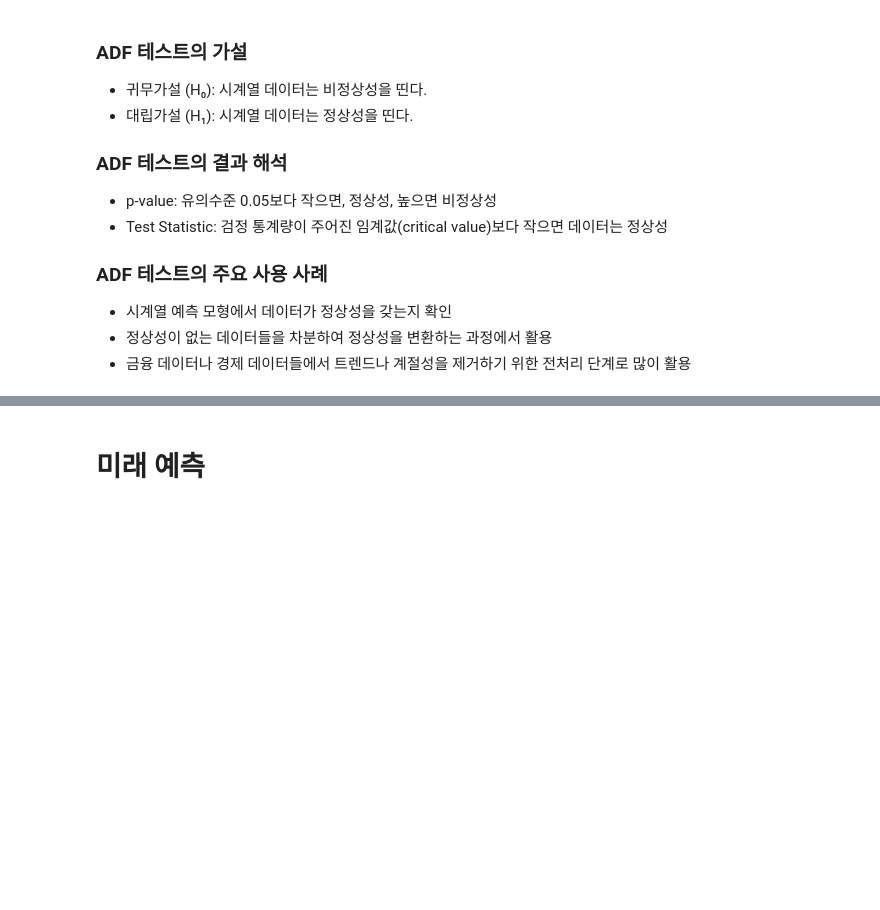
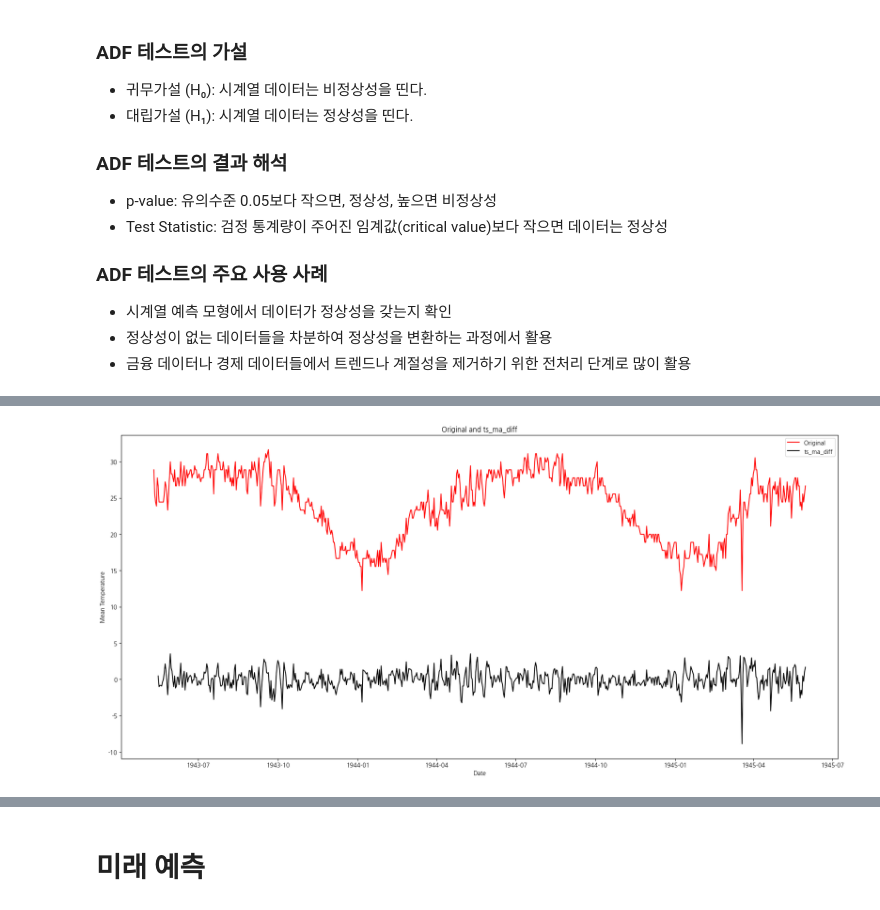
Before and after one commit to youngeunkoo/fintech_service, a Jupyter notebook: 09Time_series/02_시계열자료분석_2차세계대전공습_날씨데이터.ipynb, the cells around one changed output, grey strips where cells are left out. Cells and saved outputs as stored; diff of their text form; code cells hidden in the pictures; blank space fills up the shorter version.

```diff
--- a/09Time_series/02_시계열자료분석_2차세계대전공습_날씨데이터.ipynb
+++ b/09Time_series/02_시계열자료분석_2차세계대전공습_날씨데이터.ipynb
@@ -645,0 +785,6 @@ from statsmodels.tsa.stattools import adfuller
+# %%
+# 원본 데이터 - moving average 값 차분 => 정상시계열로 변환
+# 이 시계열 데이터는 정상성이 없으므로, 분석을 위해 차분(differencing) 같은 방법을 통해 정상성을 확보해야 한다.
+
+ts_ma_diff = ts - moving_avg
+ts_ma_diff
@@ -645,0 +806,5 @@ from statsmodels.tsa.stattools import adfuller
+# %%
+ts_ma_diff = ts_ma_diff.dropna()
+ts_ma_diff
+
+# NaN 이었던 결측값 삭제하기 drop
@@ -645,0 +862,11 @@ from statsmodels.tsa.stattools import adfuller
+# %%
+plt.figure(figsize=(22,10))
+origin = plt.plot(ts, color='red', label="Original")
+mean = plt.plot(ts_ma_diff, color='black', label="ts_ma_diff")
+plt.xlabel("Date")
+plt.ylabel("Mean Temperature")
+plt.title("Original and ts_ma_diff")
+plt.legend()
+plt.show()
+# %% [output]
+[figure, added]
```
Also changed, not shown: parts of 38 cells of this notebook, 2 other files.
